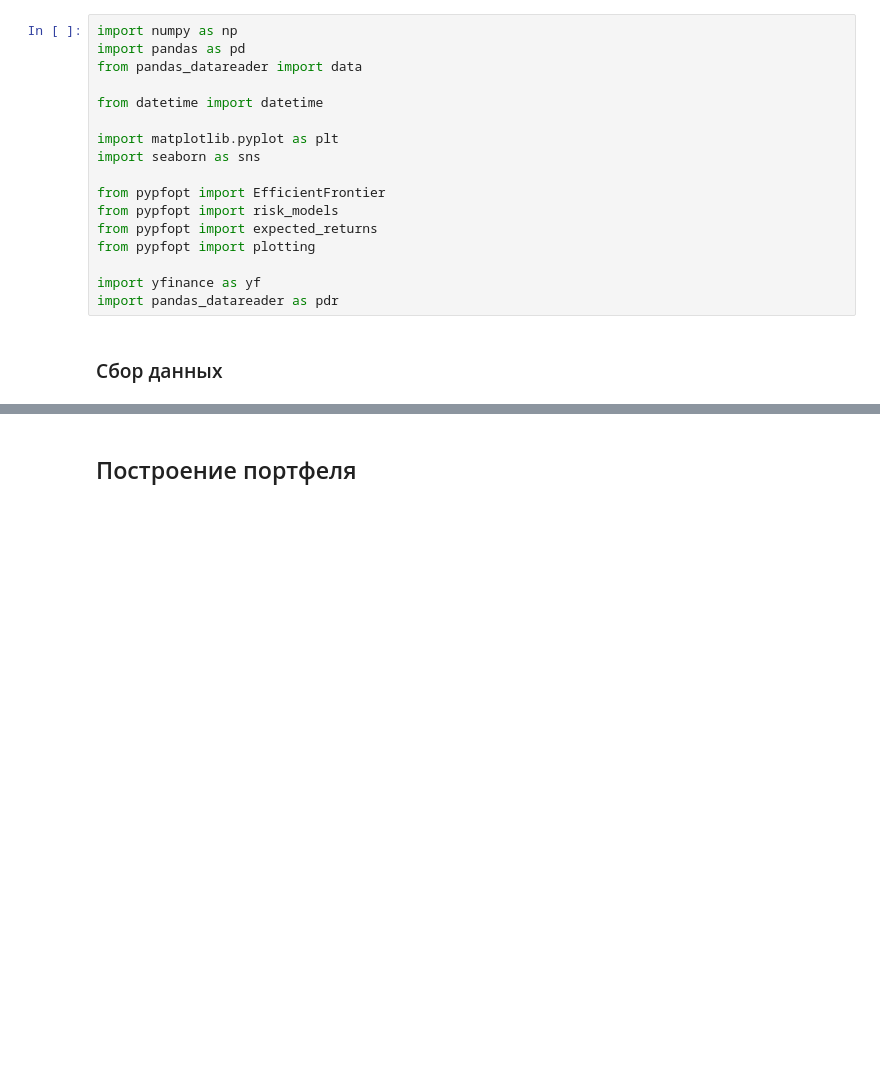
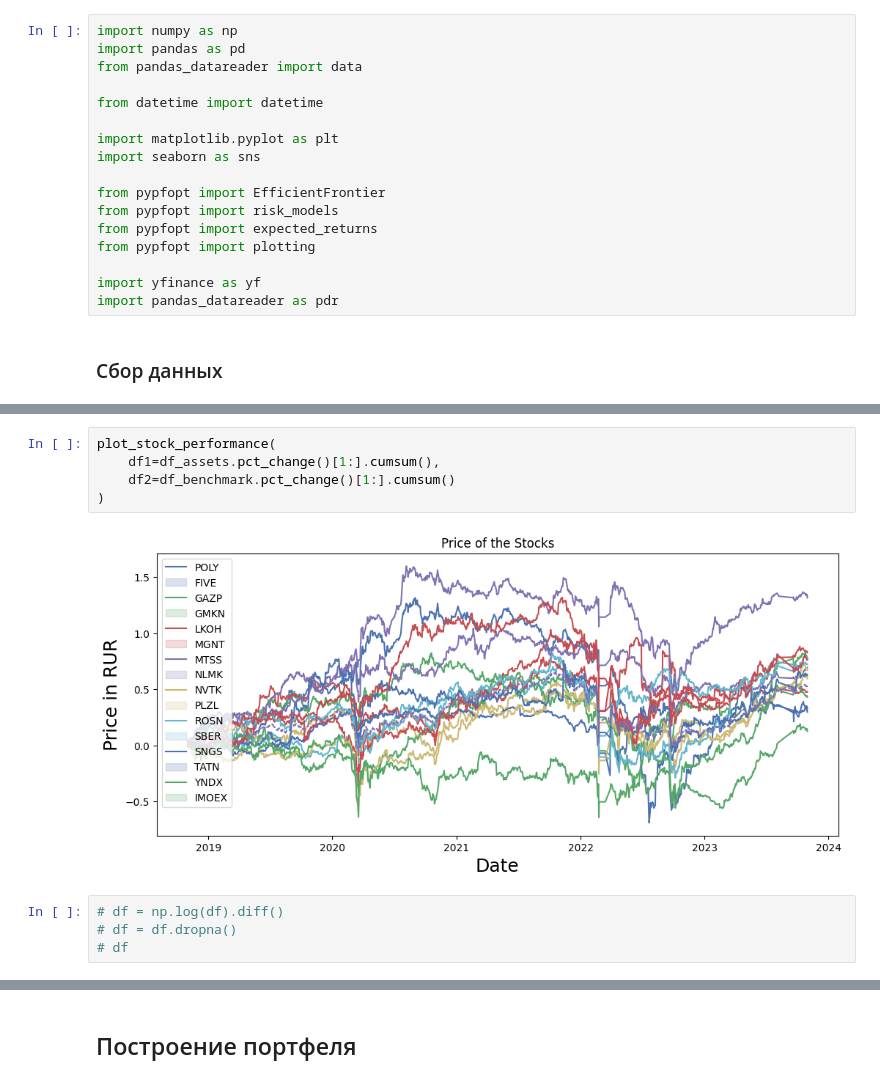
Before and after one commit to justniks/case_finance, a Jupyter notebook: portfolio_management.ipynb, the cells around one changed output, grey strips where cells are left out. Saved outputs shown, nothing was run; the diff lists cells and outputs as text; blank space fills up the shorter version.

```diff
--- a/portfolio_management.ipynb
+++ b/portfolio_management.ipynb
@@ -143,0 +153,11 @@ Name: CLOSE, Length: 1807, dtype: float64
+# %%
+plot_stock_performance(
+    df1=df_assets.pct_change()[1:].cumsum(),
+    df2=df_benchmark.pct_change()[1:].cumsum()
+)
+# %% [output]
+[figure, added]
+# %%
+# df = np.log(df).diff()
+# df = df.dropna()
+# df
```
Also changed, not shown: parts of 31 cells of this notebook.
